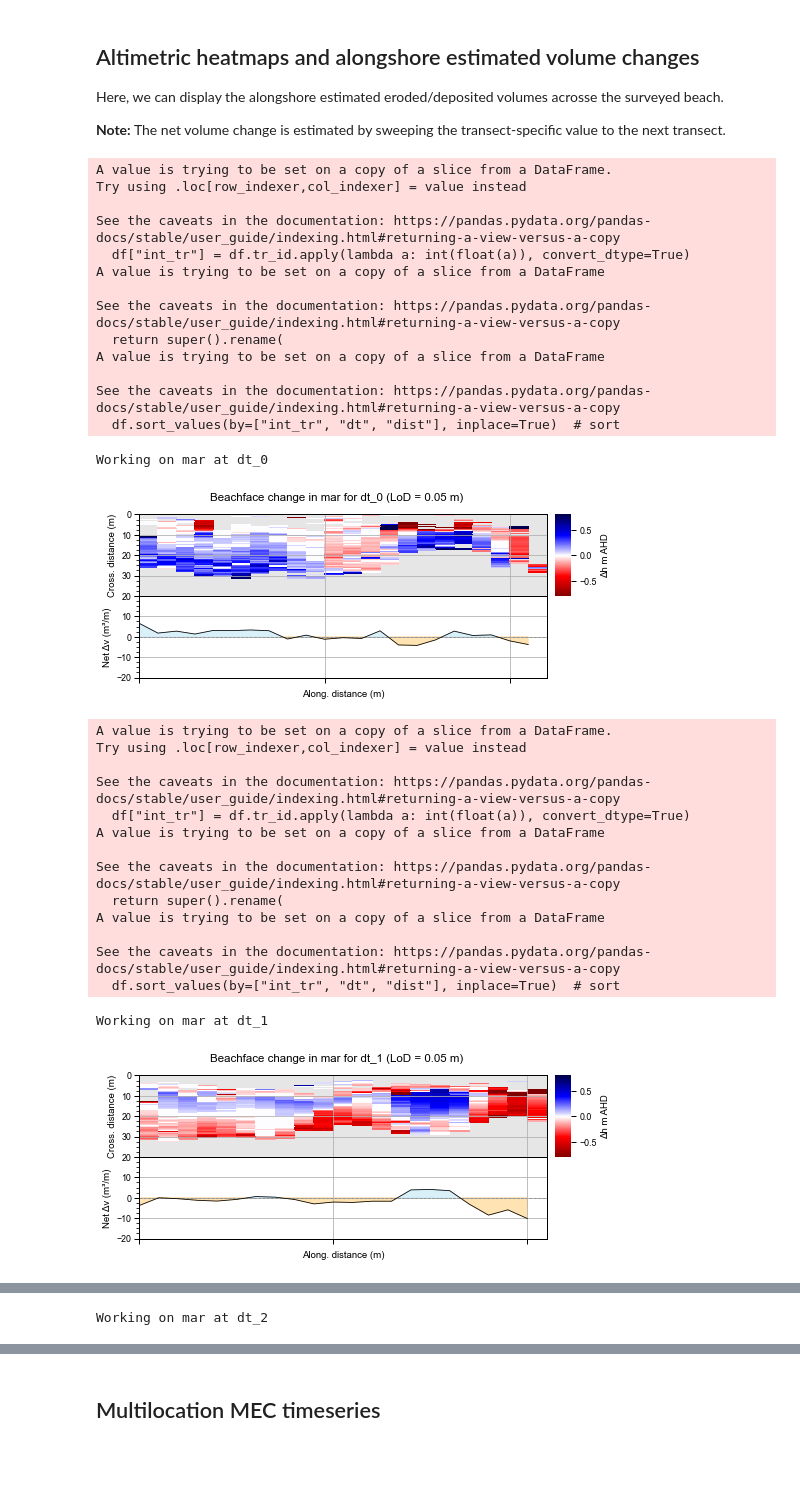
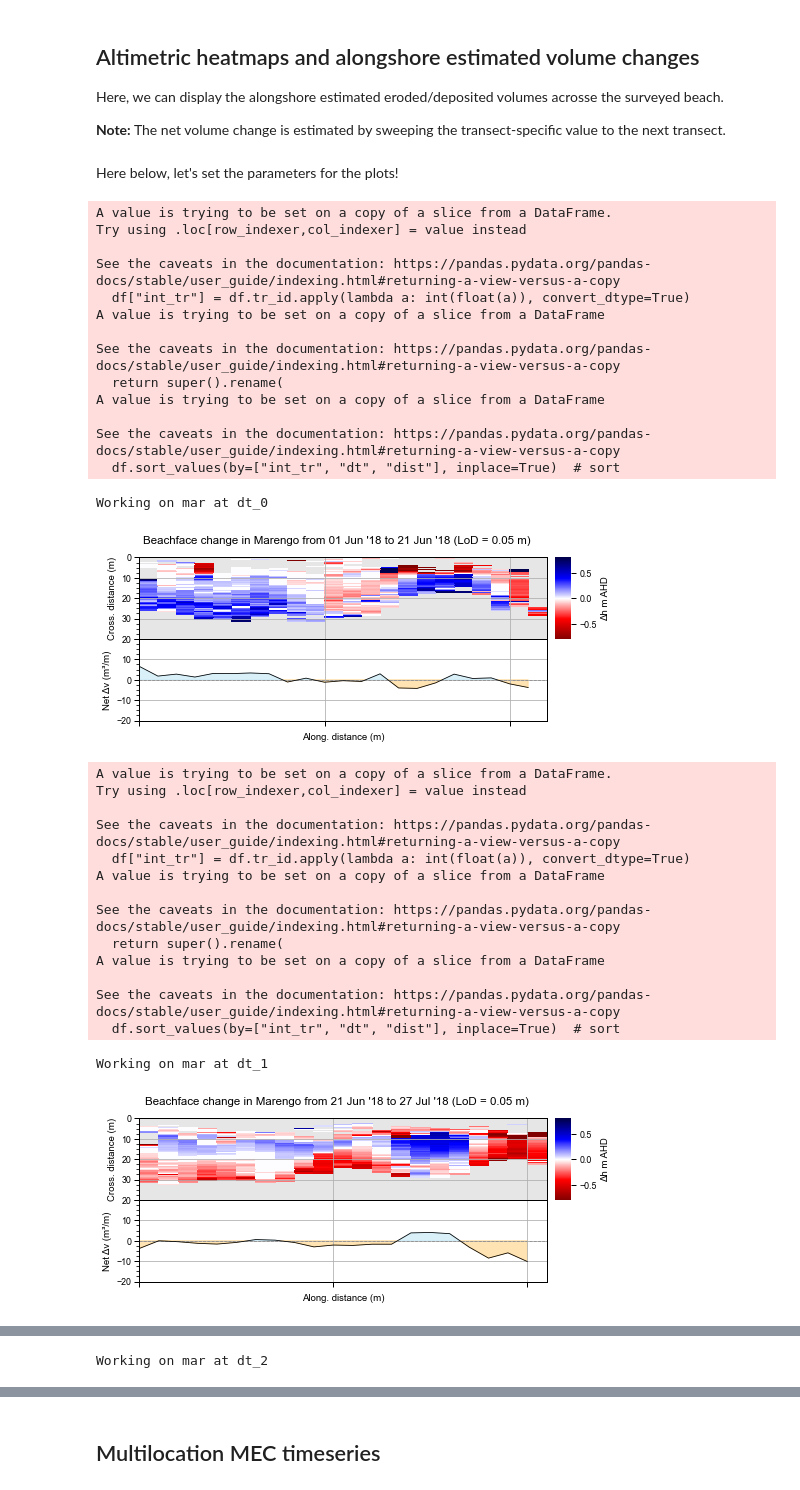
Before and after one commit to npucino/sandpyper, a Jupyter notebook: examples/Volumetrics.ipynb, the cells around one changed output, grey strips where cells are left out. Cells and saved outputs as stored; diff of their text form; code cells hidden in the pictures; blank space fills up the shorter version.

Commit message:
added plot_single_loc fn and new_plot_alongshore use df info surveys

```diff
--- a/examples/Volumetrics.ipynb
+++ b/examples/Volumetrics.ipynb
@@ -205,51 +288,60 @@ dts=list(location_level_volumetrics.query(f"location=='{loc_in}'").dt.unique())
 
 # or, manually enter the periods you want to plot
 # dts=['dt_1']
+# %% [markdown]
+Here below, let's set the parameters for the plots!
+# %%
+sand_pts=sand_pts # the dh table
+
+lod=0.05 # can be the LoD table path, a numeric value or False, which will not use LoDs filter.
+
+return_data= True # wether or not (True or False) create a dataframe with summary info
+
+full_specs_table=dt_info # provide the details table path or set to False to not use it
+
+mode="subset" # if 'subset', only the provided location_subset and dt_subset will be plotted. If 'all', plot all.
+
+location_subset=['mar'] # provide a list of location codes. Only these locations will be plotted
+
+dt_subset=dts # provide a list of dt codes. Only these time period will be plotted
+
+y_heat_bottom_limit=40 # bottom limit of the heatmaps (altimetric change)
+
+ax2_y_lims=[-20,20] # axis limit of the alongshore volumetric plot
+
+save=False # True to save each plot
+
+save_path=None # specify the folder where the plots need to be saved, if save = True
 # %%
-# PARAMETERS
-
-sand_pts=sand_pts # the dh table
-lod=0.05 # can be the LoD table path, a numeric value or False, which will not use LoDs filter.
-return_data= True # wether or not (True or False) create a dataframe with summary info
-full_specs_table=False # provide the details table path or set to False to not use it
-mode="subset" # if 'subset', only the provided location_subset and dt_subset will be plotted. If 'all', plot all.
-location_subset=['mar']
-dt_subset=dts
-y_heat_bottom_limit=40
-ax2_y_lims=[-20,20]
-save=False
-save_path=r'E:\\mary\\wbl\\' # specify the folder where the plots need to be saved
-
-
-# FUNCTION
+# RUN THE FUNCTION
 
 data=new_plot_alongshore_change(sand_pts=sand_pts,
                            lod=lod,
                            return_data=return_data,
                            full_specs_table=full_specs_table,
                            mode=mode,
                            location_subset=location_subset,
                            dt_subset=dt_subset,
                            y_heat_bottom_limit=y_heat_bottom_limit,
                            ax2_y_lims=ax2_y_lims,
                            save=save,
                            save_path=save_path)
 # %% [output]
 A value is trying to be set on a copy of a slice from a DataFrame.
 Try using .loc[row_indexer,col_indexer] = value instead
 
 See the caveats in the documentation: https://pandas.pydata.org/pandas-docs/stable/user_guide/indexing.html#returning-a-view-versus-a-copy
   df["int_tr"] = df.tr_id.apply(lambda a: int(float(a)), convert_dtype=True)
 A value is trying to be set on a copy of a slice from a DataFrame
 
 See the caveats in the documentation: https://pandas.pydata.org/pandas-docs/stable/user_guide/indexing.html#returning-a-view-versus-a-copy
   return super().rename(
 A value is trying to be set on a copy of a slice from a DataFrame
 
 See the caveats in the documentation: https://pandas.pydata.org/pandas-docs/stable/user_guide/indexing.html#returning-a-view-versus-a-copy
   df.sort_values(by=["int_tr", "dt", "dist"], inplace=True)  # sort
 Working on mar at dt_0
-[figure, old version]
+[figure, new version]
 A value is trying to be set on a copy of a slice from a DataFrame.
 Try using .loc[row_indexer,col_indexer] = value instead
 
@@ -264,7 +356,7 @@ A value is trying to be set on a copy of a slice from a DataFrame
 See the caveats in the documentation: https://pandas.pydata.org/pandas-docs/stable/user_guide/indexing.html#returning-a-view-versus-a-copy
   df.sort_values(by=["int_tr", "dt", "dist"], inplace=True)  # sort
 Working on mar at dt_1
-[figure, old version]
+[figure, new version]
 A value is trying to be set on a copy of a slice from a DataFrame.
 Try using .loc[row_indexer,col_indexer] = value instead
 
```
Also changed, not shown: parts of 14 cells of this notebook, 1 other file.
